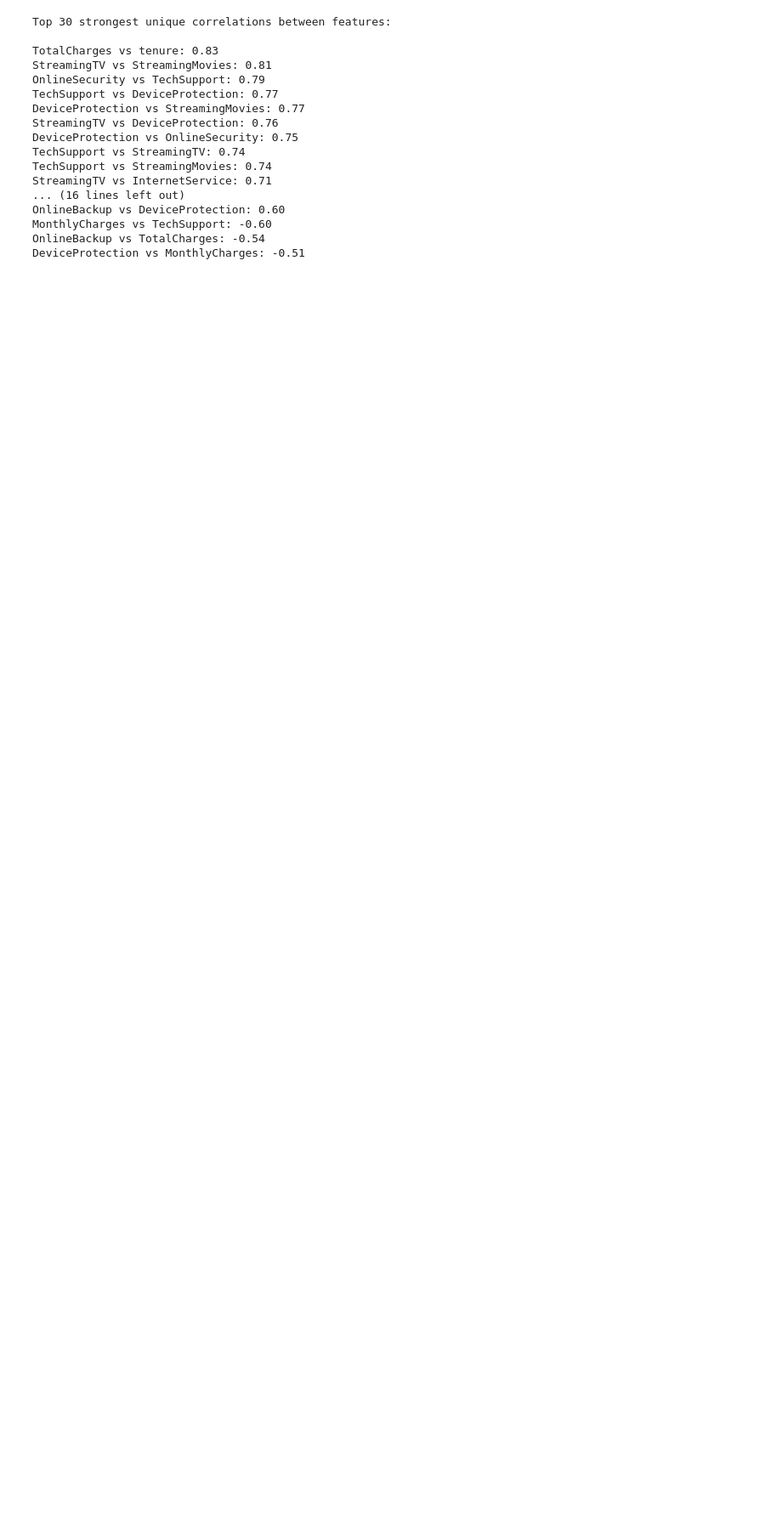
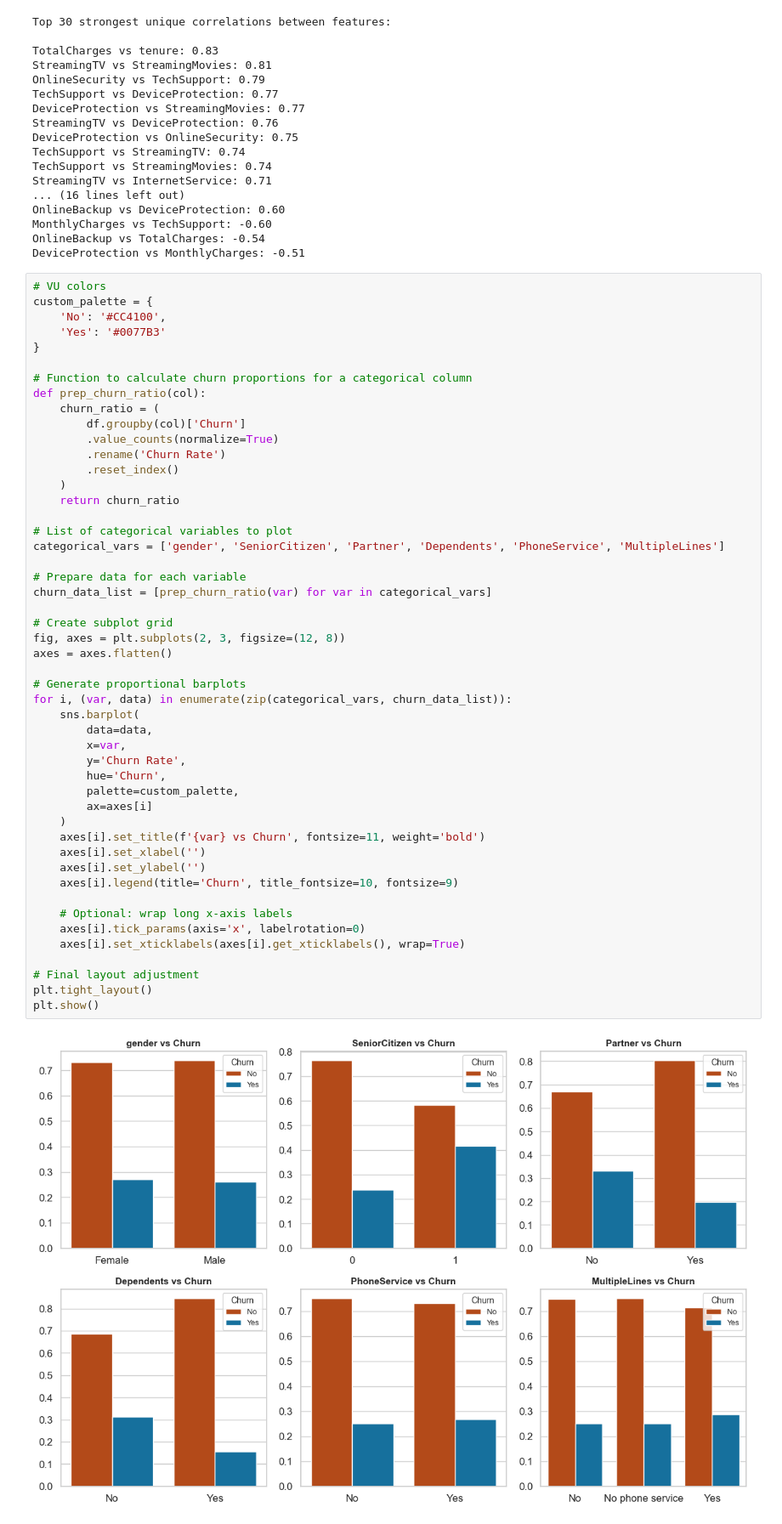
Before and after one commit to celina-ayl/data-science-project, a Jupyter notebook: datascience.ipynb, the cells around one changed output. Shown: that part at 85% size. Drawn from its saved outputs; the diff is of its cells as text; blank space fills up the shorter version.

Commit message:
visualizations done

```diff
--- a/datascience.ipynb
+++ b/datascience.ipynb
@@ -359,3 +359,54 @@ OnlineBackup vs DeviceProtection: 0.60
 MonthlyCharges vs TechSupport: -0.60
 OnlineBackup vs TotalCharges: -0.54
 DeviceProtection vs MonthlyCharges: -0.51
+# %%
+# VU colors
+custom_palette = {
+    'No': '#CC4100',
+    'Yes': '#0077B3'
+}
+
+# Function to calculate churn proportions for a categorical column
+def prep_churn_ratio(col):
+    churn_ratio = (
+        df.groupby(col)['Churn']
+        .value_counts(normalize=True)
+        .rename('Churn Rate')
+        .reset_index()
+    )
+    return churn_ratio
+
+# List of categorical variables to plot
+categorical_vars = ['gender', 'SeniorCitizen', 'Partner', 'Dependents', 'PhoneService', 'MultipleLines']
+
+# Prepare data for each variable
+churn_data_list = [prep_churn_ratio(var) for var in categorical_vars]
+
+# Create subplot grid
+fig, axes = plt.subplots(2, 3, figsize=(12, 8))
+axes = axes.flatten()
+
+# Generate proportional barplots
+for i, (var, data) in enumerate(zip(categorical_vars, churn_data_list)):
+    sns.barplot(
+        data=data,
+        x=var,
+        y='Churn Rate',
+        hue='Churn',
+        palette=custom_palette,
+        ax=axes[i]
+    )
+    axes[i].set_title(f'{var} vs Churn', fontsize=11, weight='bold')
+    axes[i].set_xlabel('')
+    axes[i].set_ylabel('')
+    axes[i].legend(title='Churn', title_fontsize=10, fontsize=9)
+
+    # Optional: wrap long x-axis labels
+    axes[i].tick_params(axis='x', labelrotation=0)
+    axes[i].set_xticklabels(axes[i].get_xticklabels(), wrap=True)
+
+# Final layout adjustment
+plt.tight_layout()
+plt.show()
+# %% [output]
+[figure, added]
```
Also changed, not shown: parts of 3 cells of this notebook.
